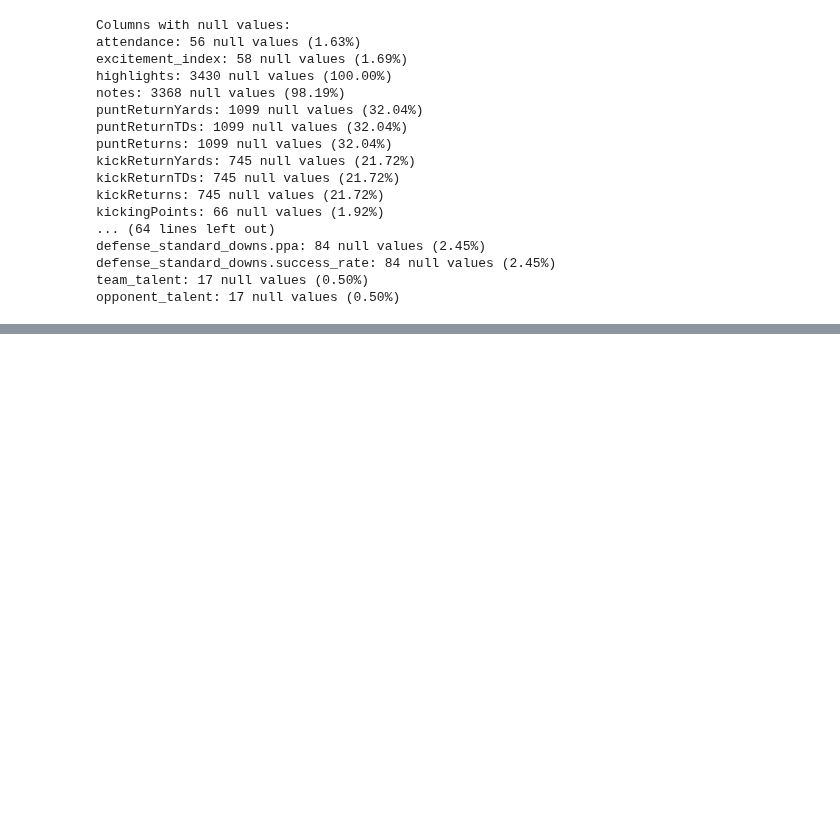
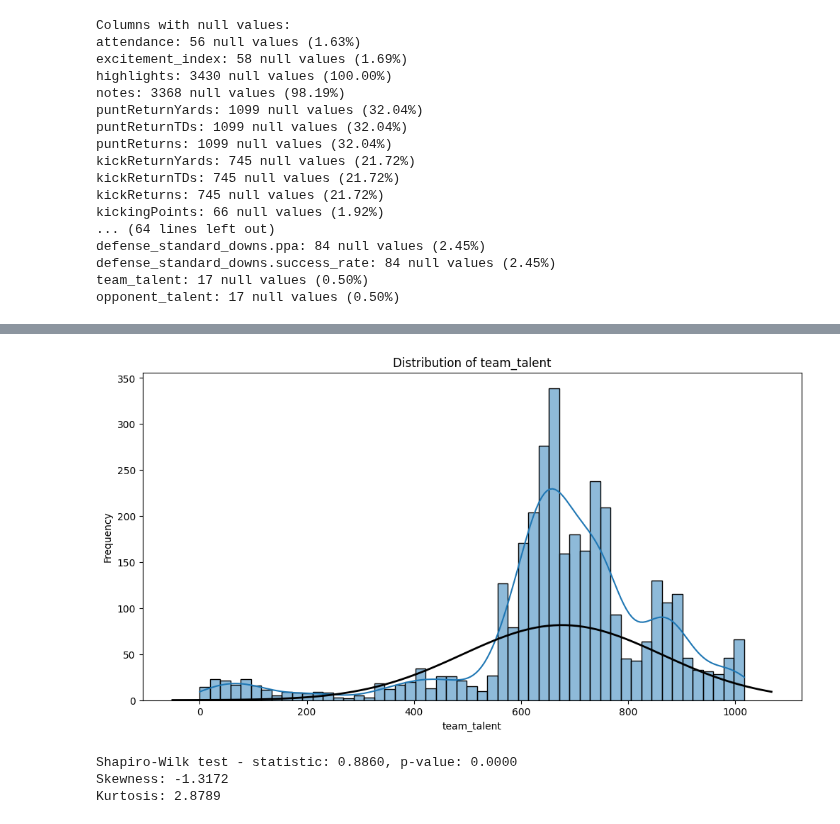
Before and after one commit to tablecables/college_football_predictor, a Jupyter notebook: notebooks/02_data_cleaning.ipynb, the cells around one changed output, grey strips where cells are left out. Saved outputs shown, nothing was run; the diff lists cells and outputs as text; code cells hidden in the pictures; blank space fills up the shorter version.

```diff
--- a/notebooks/02_data_cleaning.ipynb
+++ b/notebooks/02_data_cleaning.ipynb
@@ -280,0 +108,7 @@ Name: count, dtype: int64
+# %%
+analyze_distribution(df, 'team_talent')
+# %% [output]
+[figure, added]
+Shapiro-Wilk test - statistic: 0.8860, p-value: 0.0000
+Skewness: -1.3172
+Kurtosis: 2.8789
```
Also changed, not shown: parts of 13 cells of this notebook, 2 other files.
